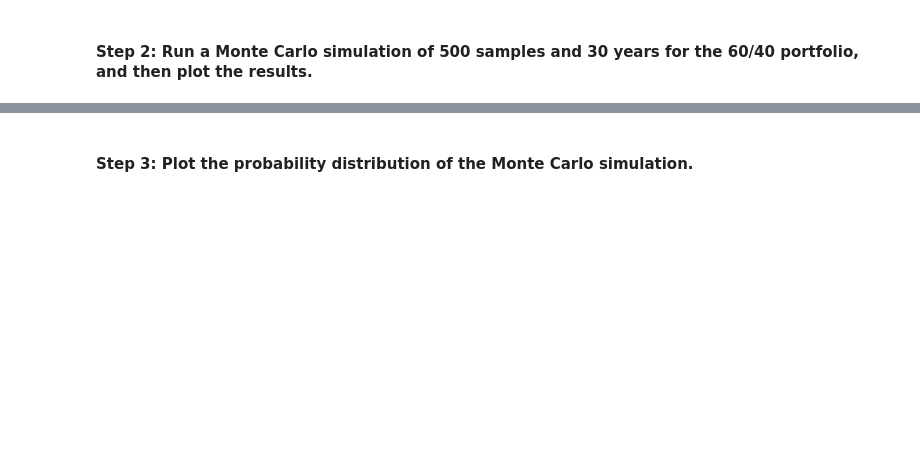
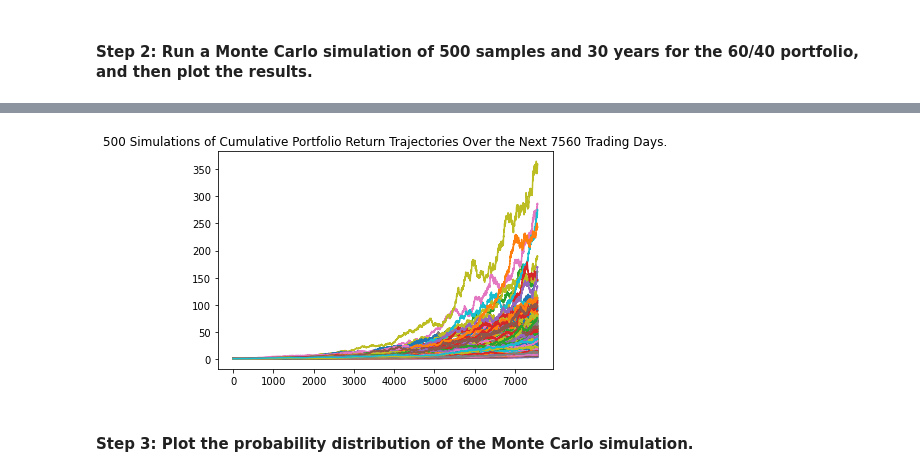
Before and after one commit to themelquiades/challenge_5_financial_planning, a Jupyter notebook: financial_planning_tools.ipynb, the cells around one changed output, grey strips where cells are left out. Drawn from its saved outputs; the diff is of its cells as text; code cells hidden in the pictures; blank space fills up the shorter version.

```diff
--- a/financial_planning_tools.ipynb
+++ b/financial_planning_tools.ipynb
@@ -421,19 +421,24 @@ In this section, you’ll use the MCForecastTools library to create a Monte Carl
 # %%
 # Set start and end dates of 3 years back from your current date
 # Alternatively, you can use an end date of 2020-08-07 and work 3 years back from that date
-# YOUR CODE HERE
-# YOUR CODE HERE
+start_date_monte = pd.Timestamp("2019-01-28", tz="America/New_York").isoformat()
+end_date_monte = pd.Timestamp("2022-01-27", tz="America/New_York").isoformat()
 
 # Set number of rows to 1000 to retrieve the maximum amount of rows
-# YOUR CODE HERE
+limit_rows = 1000
 # %%
 # Use the Alpaca get_barset function to make the API call to get the 3 years worth of pricing data
 # The tickers and timeframe parameters should have been set in Part 1 of this activity
 # The start and end dates should be updated with the information set above
 # Remember to add the df property to the end of the call so the response is returned as a DataFrame
-# YOUR CODE HERE
+prices_monte = alpaca.get_barset(tickers,
+                                 timeframe,
+                                start = start_date_monte,
+                                end = end_date_monte,
+                                limit = limit_rows,
+                                ).df
 
 
 # Display both the first and last five rows of the DataFrame
-# YOUR CODE HERE
-# YOUR CODE HERE
+display(prices_monte.head())
+display(prices_monte.tail())
@@ -443,7 +465,12 @@ In this section, you’ll use the MCForecastTools library to create a Monte Carl
 # Configure the Monte Carlo simulation to forecast 30 years cumulative returns
 # The weights should be split 40% to AGG and 60% to SPY.
 # Run 500 samples.
-# YOUR CODE HERE
+monte_avg_risk = MCSimulation(
+    portfolio_data = prices_monte,
+    weights = [.4,.6],
+    num_simulation = 500,
+    num_trading_days = 252*30
+)
 
 # Review the simulation input data
-# YOUR CODE HERE
+monte_avg_risk.portfolio_data.head()
@@ -453,7 +531,9 @@ In this section, you’ll use the MCForecastTools library to create a Monte Carl
 # %%
 # Visualize the 30-year Monte Carlo simulation by creating an
 # overlay line plot
-# YOUR CODE HERE
+avg_risk_line_plot = monte_avg_risk.plot_simulation()
+# %% [output]
+[figure, added]
 # %% [markdown]
 #### Step 3: Plot the probability distribution of the Monte Carlo simulation.
 # %%
```
Also changed, not shown: parts of 16 cells of this notebook.
